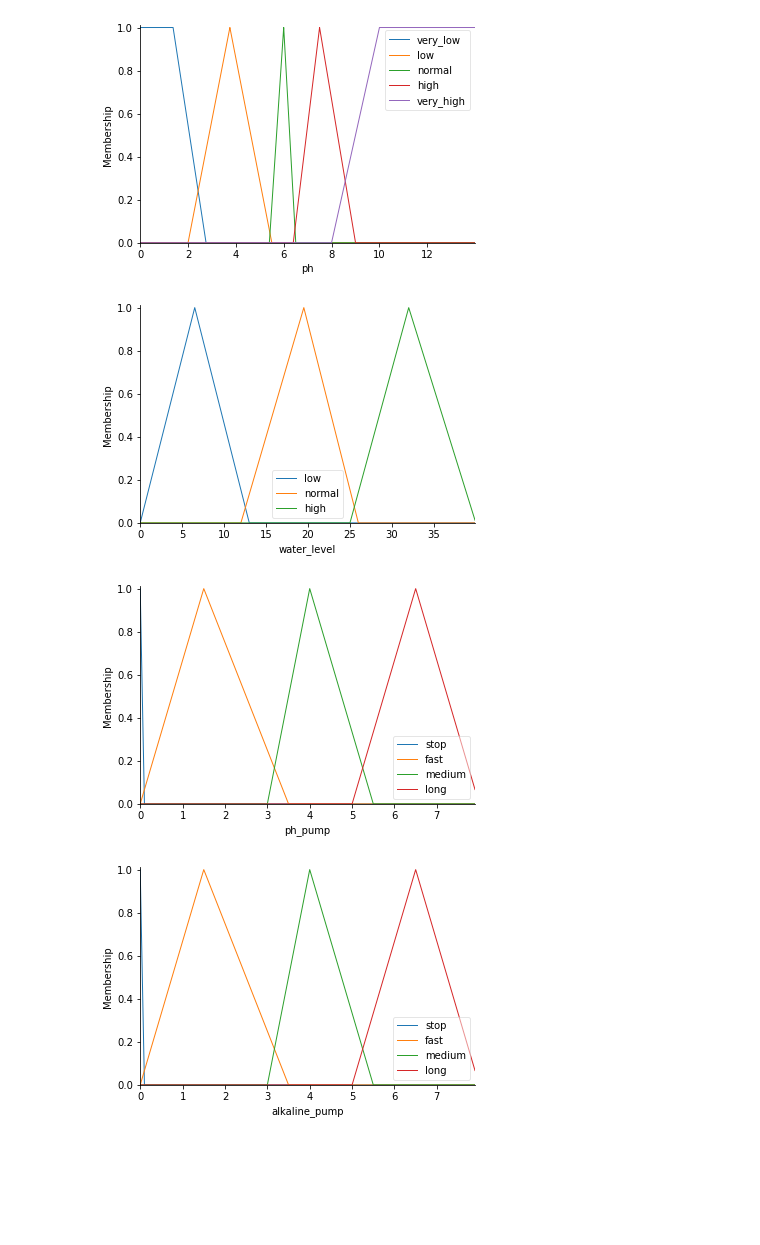
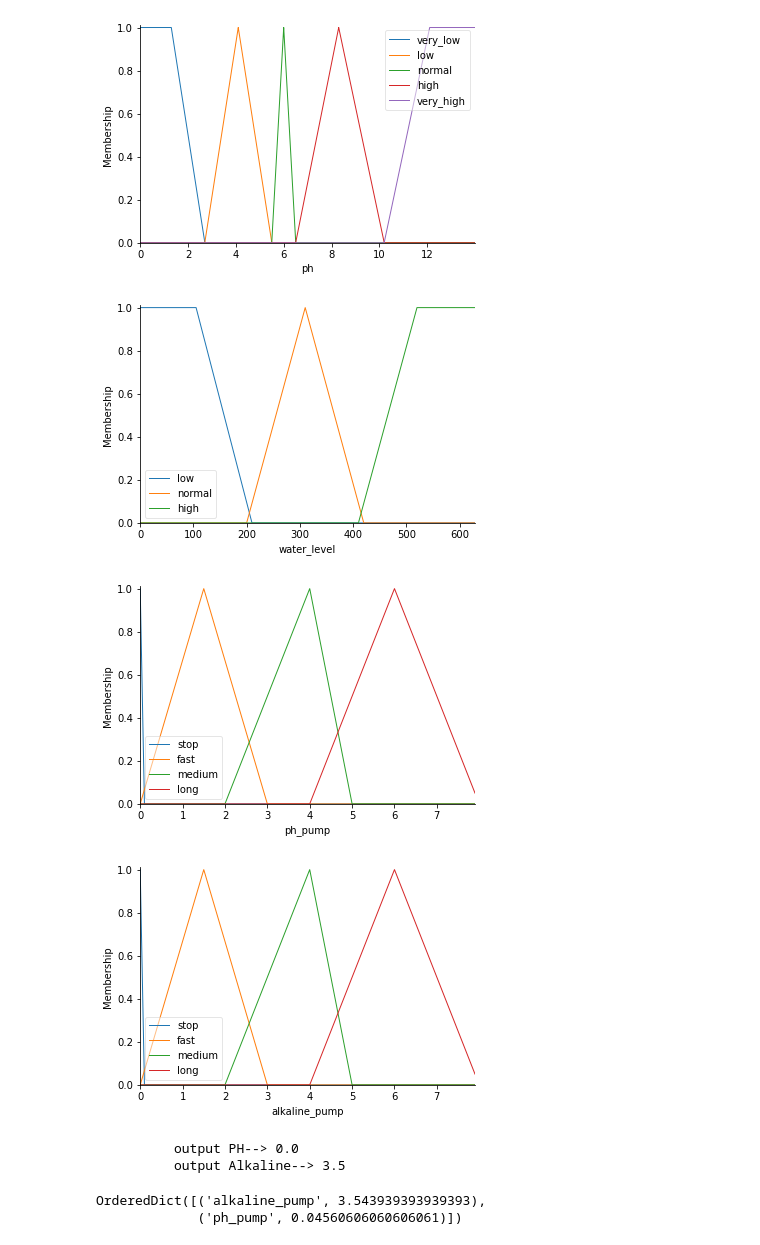
Before and after one commit to BadrTarek/SGH-Fuzzy-Logic-Model, a Jupyter notebook: PHFuzzyLogic.ipynb, the cells around one changed output. Drawn from its saved outputs; the diff is of its cells as text; code cells hidden in the pictures; blank space fills up the shorter version.

```diff
--- a/PHFuzzyLogic.ipynb
+++ b/PHFuzzyLogic.ipynb
@@ -11,42 +11,45 @@ ph_pump_membership = ctrl.Consequent(np.arange(0,8,0.1),"ph_pump") # duration un
 alkaline_pump_membership = ctrl.Consequent(np.arange(0,8,0.1),"alkaline_pump") # duration unit --> seconds
 # %%
 # Generate fuzzy membership functions for first input PH
-ph_membership['very_low'] = fuzz.trapmf(ph_membership.universe,[0,0,1.375,2.75])
-ph_membership['low'] = fuzz.trimf(ph_membership.universe,[ 2 , 3.75 , 5.5 ])
-ph_membership['normal'] = fuzz.trimf(ph_membership.universe,[5.4 , 6 , 6.5])
-ph_membership['high'] = fuzz.trimf(ph_membership.universe,[ 6.4 , 7.5 , 9 ])
-ph_membership['very_high'] = fuzz.trapmf(ph_membership.universe,[ 8 , 10 , 14 , 14 ])
+
+ph_membership['very_low'] = fuzz.trapmf(ph_membership.universe,[0,0,1.3,2.7])
+ph_membership['low'] = fuzz.trimf(ph_membership.universe,[ 2.7 , 4.1 , 5.5 ])
+ph_membership['normal'] = fuzz.trimf(ph_membership.universe,[5.5 , 6 , 6.5])
+ph_membership['high'] = fuzz.trimf(ph_membership.universe,[ 6.5 , 8.3 , 10.2 ])
+ph_membership['very_high'] = fuzz.trapmf(ph_membership.universe,[ 10.2 , 12.1 , 14 , 14 ])
 ph_membership.view()
 # %% [output]
-[figure, old version]
+[figure, new version]
 # %%
 # Generate fuzzy membership functions for second intput water level
-# Unit --> mm
 
-water_level_membership['low']   = fuzz.trimf(water_level_membership.universe,[0,6.5,13])
-water_level_membership['normal'] = fuzz.trimf(water_level_membership.universe,[12,19.5,26])
-water_level_membership['high']    = fuzz.trimf(water_level_membership.universe,[25,32,40])
+water_level_membership['low']   = fuzz.trapmf(water_level_membership.universe,[0,0,105,210])
+water_level_membership['normal'] = fuzz.trimf(water_level_membership.universe,[200,310,420])
+water_level_membership['high']    = fuzz.trapmf(water_level_membership.universe,[410,520,630,630])
 water_level_membership.view()
 # %% [output]
-[figure, old version]
+[figure, new version]
 # %%
 # Generate fuzzy membership functions for output PH Pump Duration
+
 ph_pump_membership["stop"] = fuzz.trimf(ph_pump_membership.universe,[ 0,0,0])
-ph_pump_membership["fast"] = fuzz.trimf(ph_pump_membership.universe,[0,1.5,3.5])
-ph_pump_membership["medium"] = fuzz.trimf(ph_pump_membership.universe,[3,4,5.5])
-ph_pump_membership["long"] = fuzz.trimf(ph_pump_membership.universe,[ 5,6.5,8])
+ph_pump_membership["fast"] = fuzz.trimf(ph_pump_membership.universe,[0,1.5,3])
+ph_pump_membership["medium"] = fuzz.trimf(ph_pump_membership.universe,[2,4,5])
+ph_pump_membership["long"] = fuzz.trimf(ph_pump_membership.universe,[ 4,6,8])
+
 ph_pump_membership.view()
 # %% [output]
-[figure, old version]
+[figure, new version]
 # %%
-# # Generate fuzzy membership functions for output PH Pump Duration
+# # Generate fuzzy membership functions for output Alkaline Pump Duration
+
 alkaline_pump_membership["stop"] = fuzz.trimf(alkaline_pump_membership.universe,[ 0,0,0])
-alkaline_pump_membership["fast"] = fuzz.trimf(alkaline_pump_membership.universe,[0,1.5,3.5])
-alkaline_pump_membership["medium"] = fuzz.trimf(alkaline_pump_membership.universe,[3,4,5.5])
-alkaline_pump_membership["long"] = fuzz.trimf(alkaline_pump_membership.universe,[ 5,6.5,8])
+alkaline_pump_membership["fast"] = fuzz.trimf(alkaline_pump_membership.universe,[0,1.5,3])
+alkaline_pump_membership["medium"] = fuzz.trimf(alkaline_pump_membership.universe,[2,4,5])
+alkaline_pump_membership["long"] = fuzz.trimf(alkaline_pump_membership.universe,[ 4,6,8])
 alkaline_pump_membership.view()
 # %% [output]
-[figure, old version]
+[figure, new version]
 # %%
 #Define Rules
 rules = []
@@ -151,7 +154,18 @@ pump_ctrl = ctrl.ControlSystem(rules)
 #In order to simulate this control system, we will create a ControlSystemSimulation.
 pump_sim = ctrl.ControlSystemSimulation(pump_ctrl)
 # %%
-pump_sim.input['ph'] = 14
-pump_sim.input['water_level'] = 40
+pump_sim.input['ph'] = 5.1
+
+pump_sim.input['water_level'] = 400
 pump_sim.compute()
+print(" "*10 + f"output PH--> {round(pump_sim.output['ph_pump'],1)}")
+print(" "*10 + f"output Alkaline--> {round(pump_sim.output['alkaline_pump'],1)}")
+# %% [output]
+          output PH--> 0.0
+          output Alkaline--> 3.5
+# %%
+pump_sim.output
+# %% [output]
+OrderedDict([('alkaline_pump', 3.543939393939393),
+             ('ph_pump', 0.04560606060606061)])
 # %%
```
Also changed, not shown: parts of 6 cells of this notebook, 1 other file.
